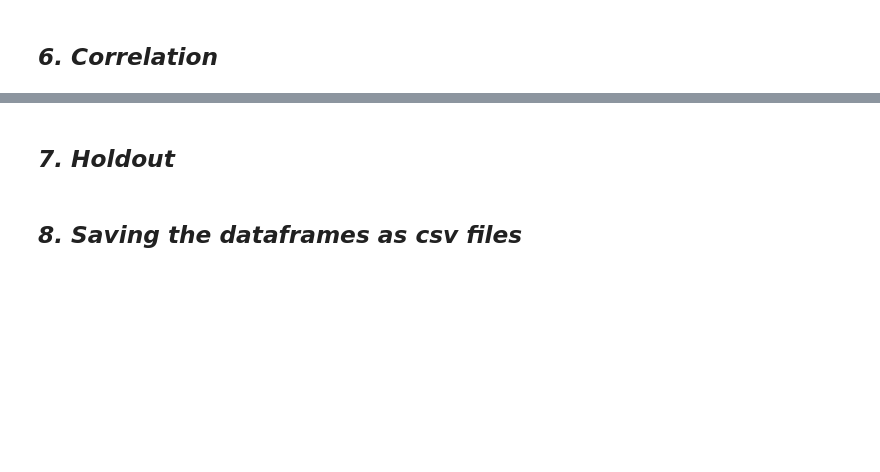
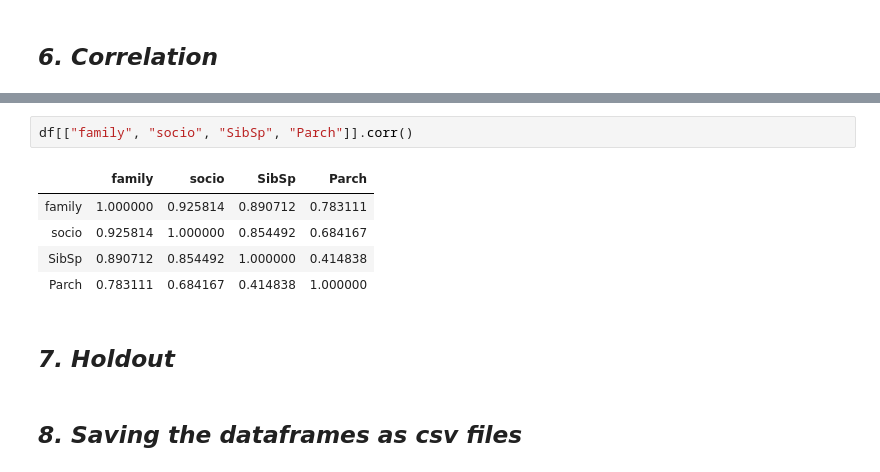
Before and after one commit to anthony-wang/Get_to_grip_with_pandas_and_sklearn_2019, a Jupyter notebook: 1. Data Wrangling (Titanic).ipynb, the cells around one changed output, grey strips where cells are left out. Saved outputs shown, nothing was run; the diff lists cells and outputs as text; blank space fills up the shorter version.

```diff
--- a/1. Data Wrangling (Titanic).ipynb
+++ b/1. Data Wrangling (Titanic).ipynb
@@ -521,3 +557,11 @@ df.shape
+# %%
+df[["family", "socio", "SibSp", "Parch"]].corr()
+# %% [output]
+|  | family | socio | SibSp | Parch |
+| family | 1.000000 | 0.925814 | 0.890712 | 0.783111 |
+| socio | 0.925814 | 1.000000 | 0.854492 | 0.684167 |
+| SibSp | 0.890712 | 0.854492 | 1.000000 | 0.414838 |
+| Parch | 0.783111 | 0.684167 | 0.414838 | 1.000000 |
 # %% [markdown]
 ## ***7. Holdout***
 # %% [markdown]
```
Also changed, not shown: parts of 8 cells of this notebook.
